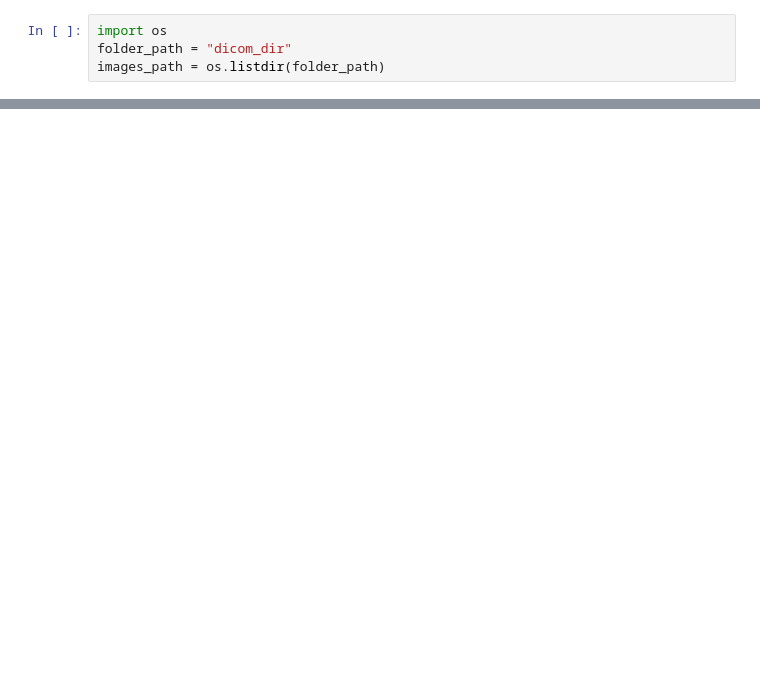
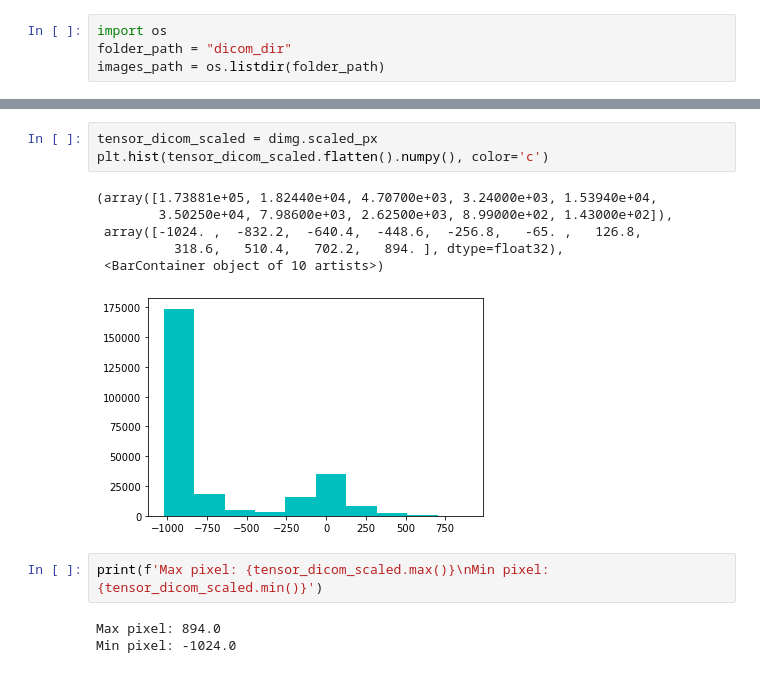
Before and after one commit to edoardo118/DICOM, a Jupyter notebook: DICOM-kaggle.ipynb, the cells around one changed output, grey strips where cells are left out. Drawn from its saved outputs; the diff is of its cells as text; blank space fills up the shorter version.

```diff
--- a/DICOM-kaggle.ipynb
+++ b/DICOM-kaggle.ipynb
@@ -43,0 +86,15 @@ type(dimg.pixels)
+# %%
+tensor_dicom_scaled = dimg.scaled_px
+plt.hist(tensor_dicom_scaled.flatten().numpy(), color='c')
+# %% [output]
+(array([1.73881e+05, 1.82440e+04, 4.70700e+03, 3.24000e+03, 1.53940e+04,
+        3.50250e+04, 7.98600e+03, 2.62500e+03, 8.99000e+02, 1.43000e+02]),
+ array([-1024. ,  -832.2,  -640.4,  -448.6,  -256.8,   -65. ,   126.8,
+          318.6,   510.4,   702.2,   894. ], dtype=float32),
+ <BarContainer object of 10 artists>)
+[figure, added]
+# %%
+print(f'Max pixel: {tensor_dicom_scaled.max()}\nMin pixel: {tensor_dicom_scaled.min()}')
+# %% [output]
+Max pixel: 894.0
+Min pixel: -1024.0
```
Also changed, not shown: parts of 12 cells of this notebook.
